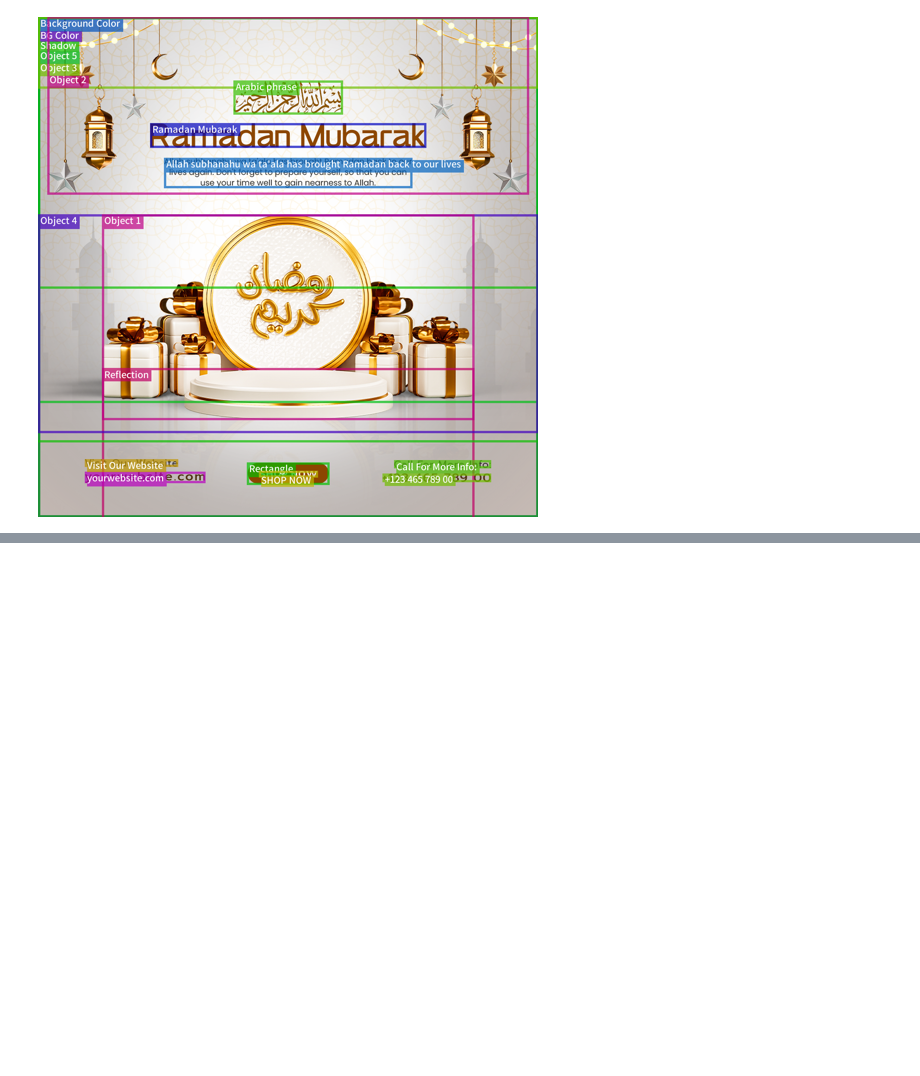
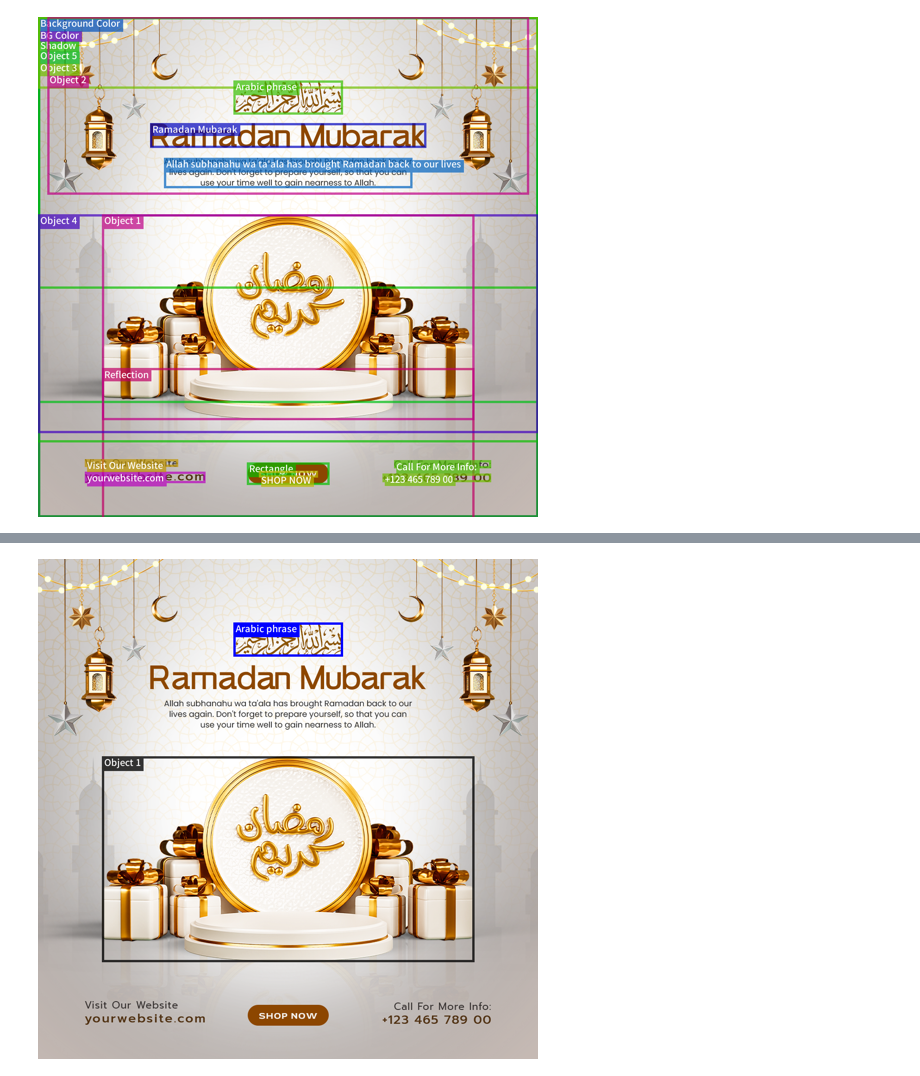
Before and after one commit to shunyooo/layout-visualizer, a Jupyter notebook: example.ipynb, the cells around one changed output, grey strips where cells are left out. Drawn from its saved outputs; the diff is of its cells as text; code cells hidden in the pictures; blank space fills up the shorter version.

```diff
--- a/example.ipynb
+++ b/example.ipynb
@@ -84,0 +104,18 @@ draw_label_bboxes(
+# %%
+from layout_visualizer import Color
+
+
+# Colormap as callable format
+def my_color_map(label: str) -> Color:
+    if label == "Arabic phrase":
+        return "blue"
+    return (0, 0, 0, 200)
+
+
+_display(
+    draw_label_bboxes(
+        image, _label_bboxes, font_size=20, line_width=5, bg_color_map=my_color_map
+    )
+)
+# %% [output]
+[figure, added]
```
Also changed, not shown: parts of 8 cells of this notebook, 1 other file.
